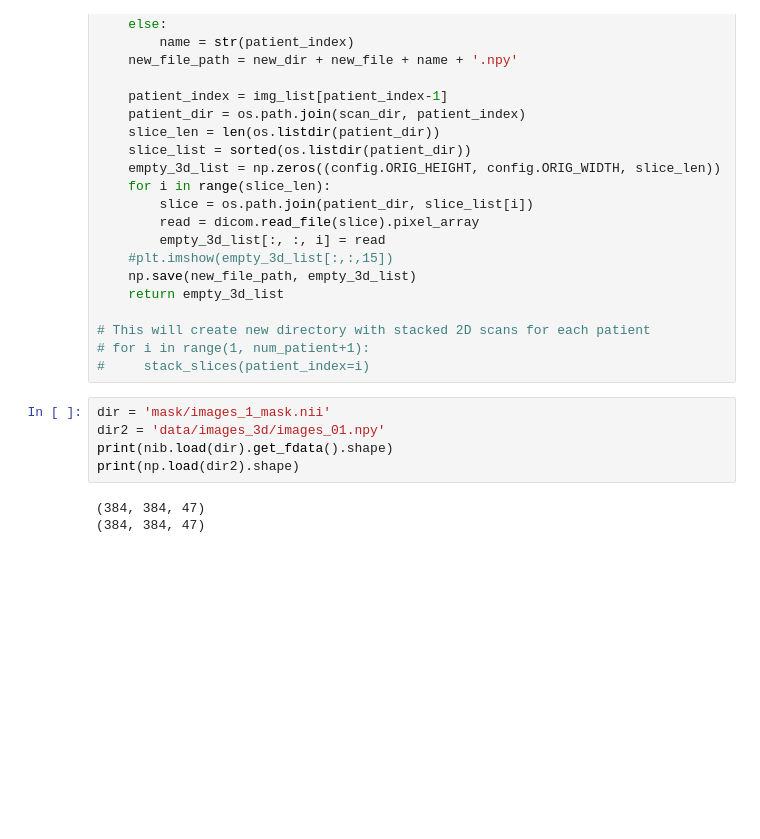
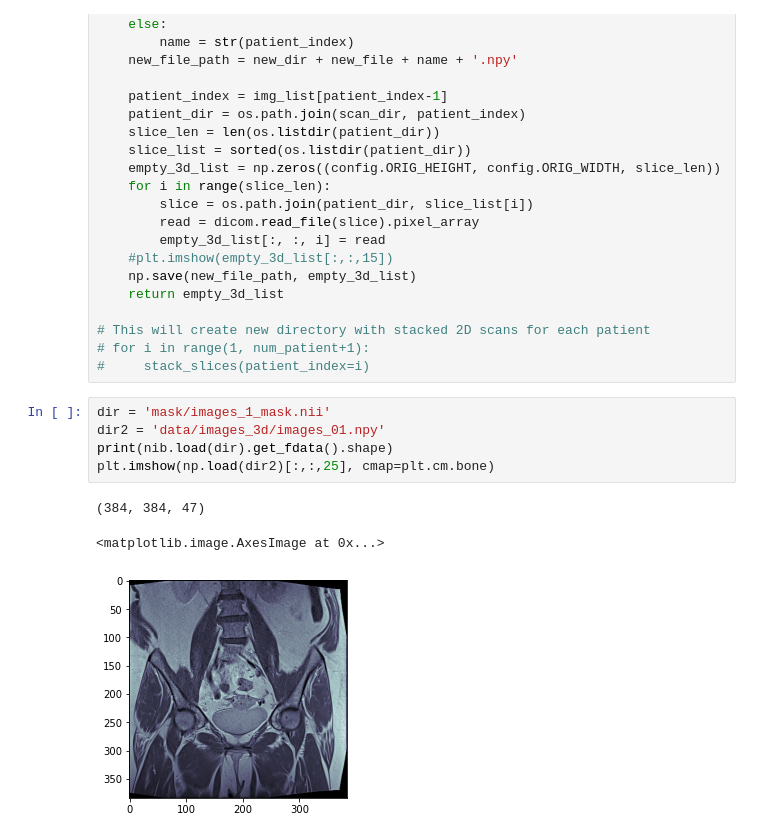
Before and after one commit to easoplee/pelvic_project, a Jupyter notebook: data_exploration.ipynb, the cells around one changed output. Cells and saved outputs as stored; diff of their text form; blank space fills up the shorter version.

```diff
--- a/data_exploration.ipynb
+++ b/data_exploration.ipynb
@@ -183,8 +183,9 @@ def stack_slices(patient_index, scan_dir=scan_dir, slice_list=img_list):
 # %%
 dir = 'mask/images_1_mask.nii'
 dir2 = 'data/images_3d/images_01.npy'
 print(nib.load(dir).get_fdata().shape)
-print(np.load(dir2).shape)
+plt.imshow(np.load(dir2)[:,:,25], cmap=plt.cm.bone)
 # %% [output]
 (384, 384, 47)
-(384, 384, 47)
+<matplotlib.image.AxesImage at 0x...>
+[figure, added]
```
